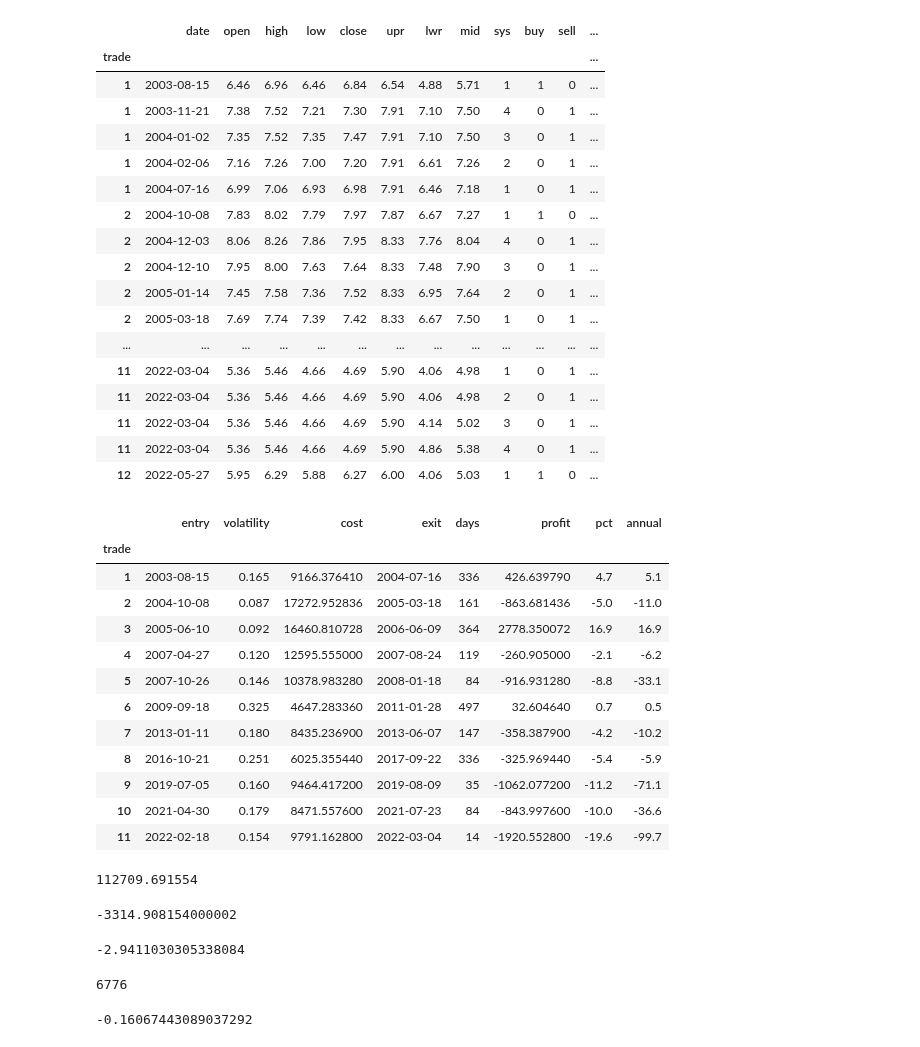
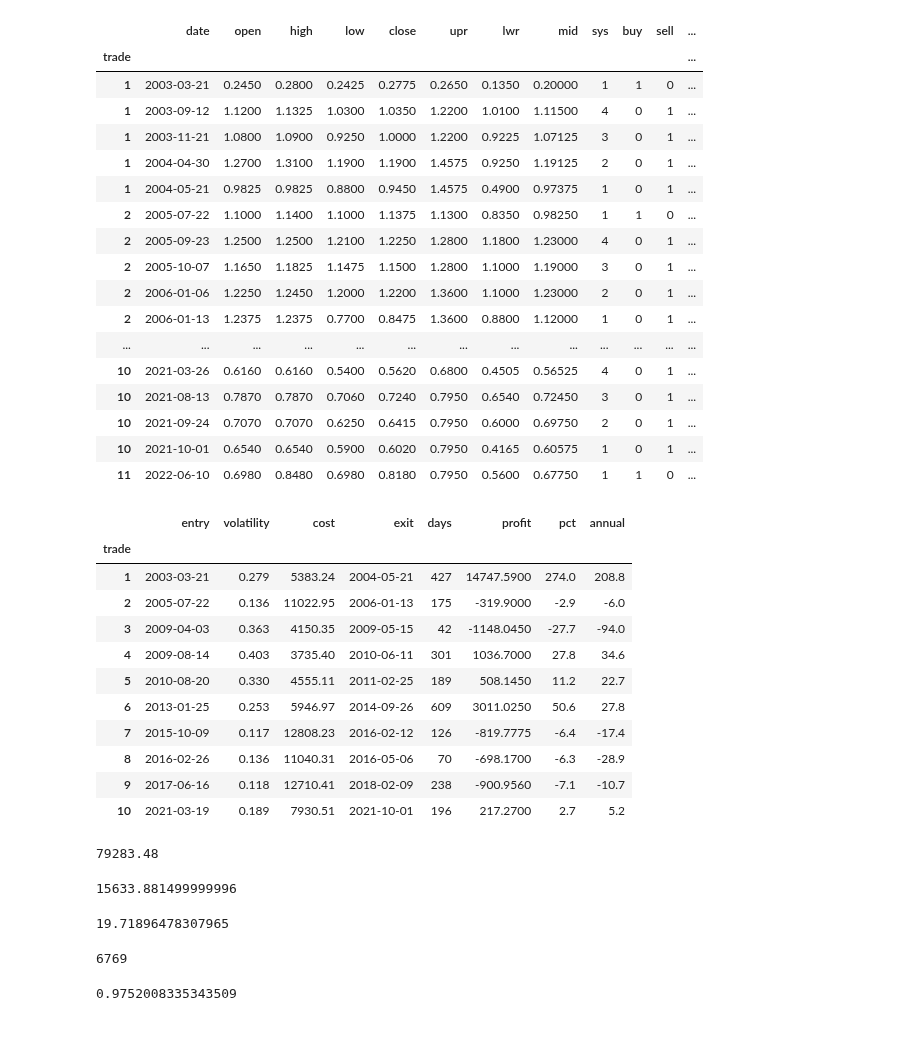
Before and after one commit to SwedishChef01/vigilant-journey, a Jupyter notebook: Donchian.ipynb, the cells around one changed output. Saved outputs shown, nothing was run; the diff lists cells and outputs as text; code cells hidden in the pictures.

```diff
--- a/Donchian.ipynb
+++ b/Donchian.ipynb
@@ -6,14 +6,14 @@ import pandas as pd
 # %%
 # Trade parameters.
 exchange = 'LSE'
-tidm = 'STAN'
+tidm = 'PHTM'
 timeframe = 'Weekly'
 filename = f'{exchange}_{tidm}_prices.csv'
 p = [48, 24, 12, 6] # Look back periods.
 position_size = 7500  # Position size in major currency unit.
 risk_pct = 0.2 # Percentage risk per trade.
 commission = 11.95  # Commission per trade.
-sduty = 0.5  # Stamp Duty percentage.
+sduty = 0.0  # Stamp Duty percentage.
 # %%
 # Function definitions.
 def charges(date, commission):
@@ -81,7 +81,7 @@ def trade_summary(trade_list):
 pd.set_option("display.max_columns", None)
 # %%
 # Import weekly closing prices.
-prices = gta_prices.weekly(exchange, tidm)
+prices = gta_price.weekly(exchange, tidm)
 # %%
 # Donchian channels.
 for i in range(len(p)):
@@ -185,28 +185,28 @@ td['annual'] = ((np.power(1 + td.profit / td.cost, (365 / td.days)) - 1) * 100)
 # %%
 # Trade list indexed by trade.
 td['trade'] = td.state.cumsum()
 td = td.reset_index()
 td = td.set_index('trade')
-td.round(2)
+td
 # %% [output]
 |  | date | open | high | low | close | upr | lwr | mid | sys | buy | sell | ... |
 | trade |  |  |  |  |  |  |  |  |  |  |  | ... |
-| 1 | 2003-08-15 | 6.46 | 6.96 | 6.46 | 6.84 | 6.54 | 4.88 | 5.71 | 1 | 1 | 0 | ... |
-| 1 | 2003-11-21 | 7.38 | 7.52 | 7.21 | 7.30 | 7.91 | 7.10 | 7.50 | 4 | 0 | 1 | ... |
-| 1 | 2004-01-02 | 7.35 | 7.52 | 7.35 | 7.47 | 7.91 | 7.10 | 7.50 | 3 | 0 | 1 | ... |
-| 1 | 2004-02-06 | 7.16 | 7.26 | 7.00 | 7.20 | 7.91 | 6.61 | 7.26 | 2 | 0 | 1 | ... |
-| 1 | 2004-07-16 | 6.99 | 7.06 | 6.93 | 6.98 | 7.91 | 6.46 | 7.18 | 1 | 0 | 1 | ... |
-| 2 | 2004-10-08 | 7.83 | 8.02 | 7.79 | 7.97 | 7.87 | 6.67 | 7.27 | 1 | 1 | 0 | ... |
-| 2 | 2004-12-03 | 8.06 | 8.26 | 7.86 | 7.95 | 8.33 | 7.76 | 8.04 | 4 | 0 | 1 | ... |
-| 2 | 2004-12-10 | 7.95 | 8.00 | 7.63 | 7.64 | 8.33 | 7.48 | 7.90 | 3 | 0 | 1 | ... |
-| 2 | 2005-01-14 | 7.45 | 7.58 | 7.36 | 7.52 | 8.33 | 6.95 | 7.64 | 2 | 0 | 1 | ... |
-| 2 | 2005-03-18 | 7.69 | 7.74 | 7.39 | 7.42 | 8.33 | 6.67 | 7.50 | 1 | 0 | 1 | ... |
+| 1 | 2003-03-21 | 0.2450 | 0.2800 | 0.2425 | 0.2775 | 0.2650 | 0.1350 | 0.20000 | 1 | 1 | 0 | ... |
+| 1 | 2003-09-12 | 1.1200 | 1.1325 | 1.0300 | 1.0350 | 1.2200 | 1.0100 | 1.11500 | 4 | 0 | 1 | ... |
+| 1 | 2003-11-21 | 1.0800 | 1.0900 | 0.9250 | 1.0000 | 1.2200 | 0.9225 | 1.07125 | 3 | 0 | 1 | ... |
+| 1 | 2004-04-30 | 1.2700 | 1.3100 | 1.1900 | 1.1900 | 1.4575 | 0.9250 | 1.19125 | 2 | 0 | 1 | ... |
+| 1 | 2004-05-21 | 0.9825 | 0.9825 | 0.8800 | 0.9450 | 1.4575 | 0.4900 | 0.97375 | 1 | 0 | 1 | ... |
+| 2 | 2005-07-22 | 1.1000 | 1.1400 | 1.1000 | 1.1375 | 1.1300 | 0.8350 | 0.98250 | 1 | 1 | 0 | ... |
+| 2 | 2005-09-23 | 1.2500 | 1.2500 | 1.2100 | 1.2250 | 1.2800 | 1.1800 | 1.23000 | 4 | 0 | 1 | ... |
+| 2 | 2005-10-07 | 1.1650 | 1.1825 | 1.1475 | 1.1500 | 1.2800 | 1.1000 | 1.19000 | 3 | 0 | 1 | ... |
+| 2 | 2006-01-06 | 1.2250 | 1.2450 | 1.2000 | 1.2200 | 1.3600 | 1.1000 | 1.23000 | 2 | 0 | 1 | ... |
+| 2 | 2006-01-13 | 1.2375 | 1.2375 | 0.7700 | 0.8475 | 1.3600 | 0.8800 | 1.12000 | 1 | 0 | 1 | ... |
 | ... | ... | ... | ... | ... | ... | ... | ... | ... | ... | ... | ... | ... |
-| 11 | 2022-03-04 | 5.36 | 5.46 | 4.66 | 4.69 | 5.90 | 4.06 | 4.98 | 1 | 0 | 1 | ... |
-| 11 | 2022-03-04 | 5.36 | 5.46 | 4.66 | 4.69 | 5.90 | 4.06 | 4.98 | 2 | 0 | 1 | ... |
-| 11 | 2022-03-04 | 5.36 | 5.46 | 4.66 | 4.69 | 5.90 | 4.14 | 5.02 | 3 | 0 | 1 | ... |
-| 11 | 2022-03-04 | 5.36 | 5.46 | 4.66 | 4.69 | 5.90 | 4.86 | 5.38 | 4 | 0 | 1 | ... |
-| 12 | 2022-05-27 | 5.95 | 6.29 | 5.88 | 6.27 | 6.00 | 4.06 | 5.03 | 1 | 1 | 0 | ... |
+| 10 | 2021-03-26 | 0.6160 | 0.6160 | 0.5400 | 0.5620 | 0.6800 | 0.4505 | 0.56525 | 4 | 0 | 1 | ... |
+| 10 | 2021-08-13 | 0.7870 | 0.7870 | 0.7060 | 0.7240 | 0.7950 | 0.6540 | 0.72450 | 3 | 0 | 1 | ... |
+| 10 | 2021-09-24 | 0.7070 | 0.7070 | 0.6250 | 0.6415 | 0.7950 | 0.6000 | 0.69750 | 2 | 0 | 1 | ... |
+| 10 | 2021-10-01 | 0.6540 | 0.6540 | 0.5900 | 0.6020 | 0.7950 | 0.4165 | 0.60575 | 1 | 0 | 1 | ... |
+| 11 | 2022-06-10 | 0.6980 | 0.8480 | 0.6980 | 0.8180 | 0.7950 | 0.5600 | 0.67750 | 1 | 1 | 0 | ... |
 # %%
 # Trade summary.
 tds = trade_summary(td)
@@ -214,40 +214,39 @@ tds.round({'volatility': 3, 'pct': 1, 'annual': 1})
 # %% [output]
 |  | entry | volatility | cost | exit | days | profit | pct | annual |
 | trade |  |  |  |  |  |  |  |  |
-| 1 | 2003-08-15 | 0.165 | 9166.376410 | 2004-07-16 | 336 | 426.639790 | 4.7 | 5.1 |
-| 2 | 2004-10-08 | 0.087 | 17272.952836 | 2005-03-18 | 161 | -863.681436 | -5.0 | -11.0 |
-| 3 | 2005-06-10 | 0.092 | 16460.810728 | 2006-06-09 | 364 | 2778.350072 | 16.9 | 16.9 |
-| 4 | 2007-04-27 | 0.120 | 12595.555000 | 2007-08-24 | 119 | -260.905000 | -2.1 | -6.2 |
-| 5 | 2007-10-26 | 0.146 | 10378.983280 | 2008-01-18 | 84 | -916.931280 | -8.8 | -33.1 |
-| 6 | 2009-09-18 | 0.325 | 4647.283360 | 2011-01-28 | 497 | 32.604640 | 0.7 | 0.5 |
-| 7 | 2013-01-11 | 0.180 | 8435.236900 | 2013-06-07 | 147 | -358.387900 | -4.2 | -10.2 |
-| 8 | 2016-10-21 | 0.251 | 6025.355440 | 2017-09-22 | 336 | -325.969440 | -5.4 | -5.9 |
-| 9 | 2019-07-05 | 0.160 | 9464.417200 | 2019-08-09 | 35 | -1062.077200 | -11.2 | -71.1 |
-| 10 | 2021-04-30 | 0.179 | 8471.557600 | 2021-07-23 | 84 | -843.997600 | -10.0 | -36.6 |
-| 11 | 2022-02-18 | 0.154 | 9791.162800 | 2022-03-04 | 14 | -1920.552800 | -19.6 | -99.7 |
+| 1 | 2003-03-21 | 0.279 | 5383.24 | 2004-05-21 | 427 | 14747.5900 | 274.0 | 208.8 |
+| 2 | 2005-07-22 | 0.136 | 11022.95 | 2006-01-13 | 175 | -319.9000 | -2.9 | -6.0 |
+| 3 | 2009-04-03 | 0.363 | 4150.35 | 2009-05-15 | 42 | -1148.0450 | -27.7 | -94.0 |
+| 4 | 2009-08-14 | 0.403 | 3735.40 | 2010-06-11 | 301 | 1036.7000 | 27.8 | 34.6 |
+| 5 | 2010-08-20 | 0.330 | 4555.11 | 2011-02-25 | 189 | 508.1450 | 11.2 | 22.7 |
+| 6 | 2013-01-25 | 0.253 | 5946.97 | 2014-09-26 | 609 | 3011.0250 | 50.6 | 27.8 |
+| 7 | 2015-10-09 | 0.117 | 12808.23 | 2016-02-12 | 126 | -819.7775 | -6.4 | -17.4 |
+| 8 | 2016-02-26 | 0.136 | 11040.31 | 2016-05-06 | 70 | -698.1700 | -6.3 | -28.9 |
+| 9 | 2017-06-16 | 0.118 | 12710.41 | 2018-02-09 | 238 | -900.9560 | -7.1 | -10.7 |
+| 10 | 2021-03-19 | 0.189 | 7930.51 | 2021-10-01 | 196 | 217.2700 | 2.7 | 5.2 |
 # %%
 cost_total = tds.cost.sum()
 cost_total
 # %% [output]
-112709.691554
+79283.48
 # %%
 profit_total = tds.profit.sum()
 profit_total
 # %% [output]
--3314.908154000002
+15633.881499999996
 # %%
 pct_total = (profit_total / cost_total) * 100
 pct_total
 # %% [output]
--2.9411030305338084
+19.71896478307965
 # %%
 days_total = (tds.exit.iloc[-1] - tds.entry.iloc[0])
 days_total = days_total.days
 days_total
 # %% [output]
-6776
+6769
 # %%
 annual_total = ((1 + pct_total / 100) ** (365 / days_total) - 1) * 100
 annual_total
 # %% [output]
--0.16067443089037292
+0.9752008335343509
```
Also changed, not shown: parts of 1 cell of this notebook, 6 other files.
